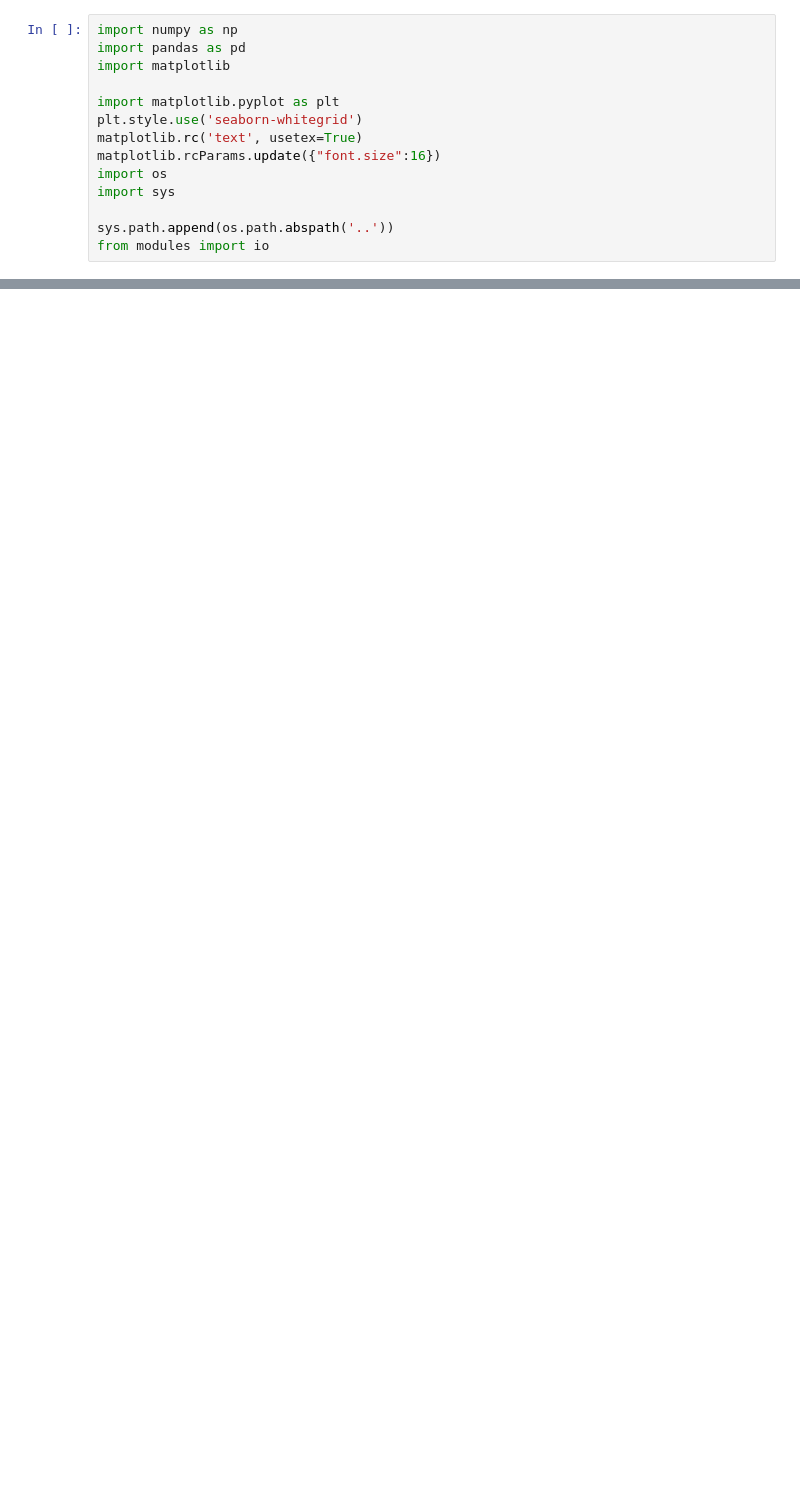
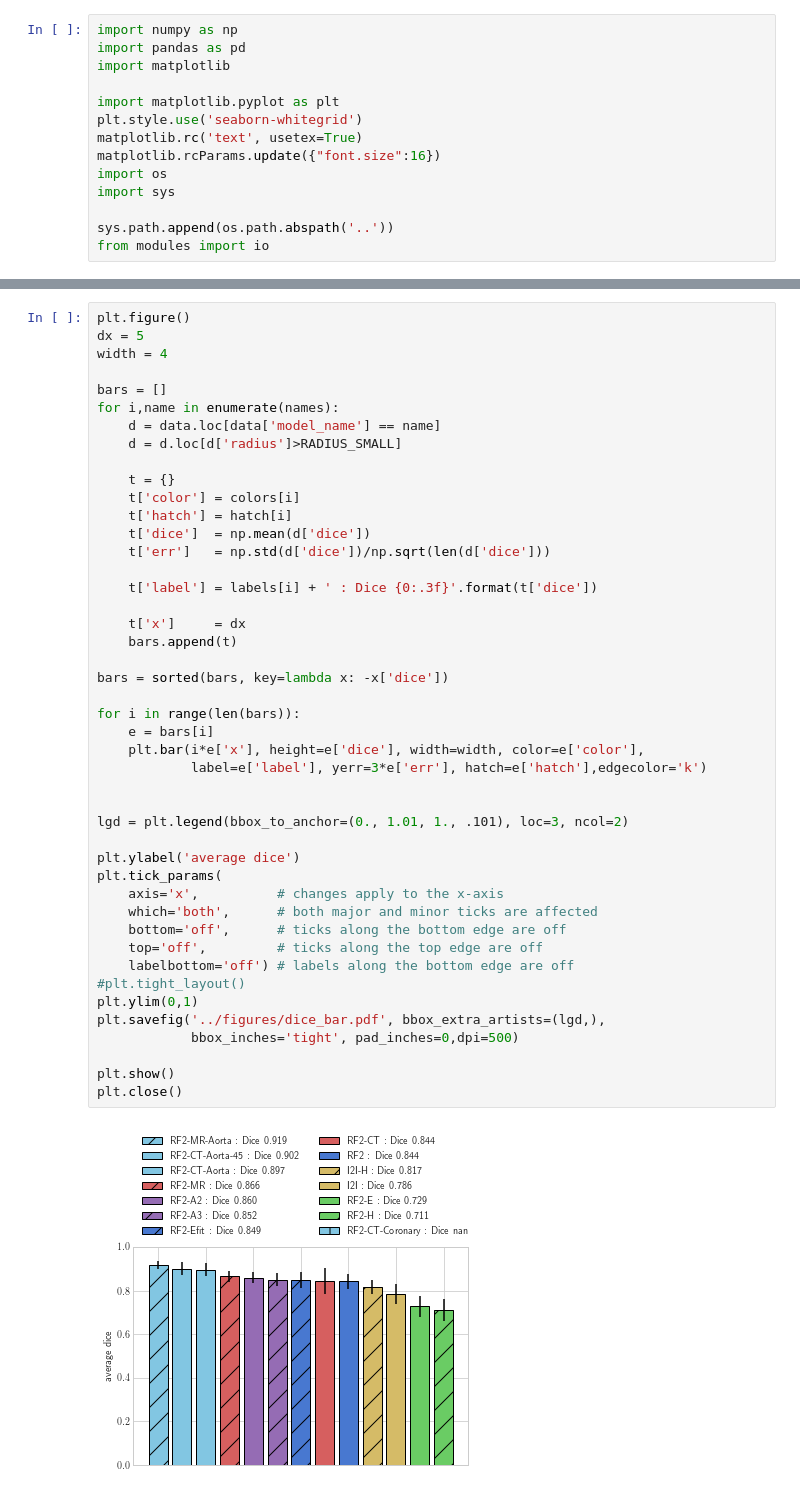
Before and after one commit to noahfields1/seg_regression, a Jupyter notebook: notebooks/plot.ipynb, the cells around one changed output, grey strips where cells are left out. Drawn from its saved outputs; the diff is of its cells as text; blank space fills up the shorter version.

```diff
--- a/notebooks/plot.ipynb
+++ b/notebooks/plot.ipynb
@@ -135,0 +147,47 @@ plt.close()
+# %%
+plt.figure()
+dx = 5
+width = 4
+
+bars = []
+for i,name in enumerate(names):
+    d = data.loc[data['model_name'] == name]
+    d = d.loc[d['radius']>RADIUS_SMALL]
+
+    t = {}
+    t['color'] = colors[i]
+    t['hatch'] = hatch[i]
+    t['dice']  = np.mean(d['dice'])
+    t['err']   = np.std(d['dice'])/np.sqrt(len(d['dice']))
+
+    t['label'] = labels[i] + ' : Dice {0:.3f}'.format(t['dice'])
+
+    t['x']     = dx
+    bars.append(t)
+
+bars = sorted(bars, key=lambda x: -x['dice'])
+
+for i in range(len(bars)):
+    e = bars[i]
+    plt.bar(i*e['x'], height=e['dice'], width=width, color=e['color'],
+            label=e['label'], yerr=3*e['err'], hatch=e['hatch'],edgecolor='k')
+
+
+lgd = plt.legend(bbox_to_anchor=(0., 1.01, 1., .101), loc=3, ncol=2)
+
+plt.ylabel('average dice')
+plt.tick_params(
+    axis='x',          # changes apply to the x-axis
+    which='both',      # both major and minor ticks are affected
+    bottom='off',      # ticks along the bottom edge are off
+    top='off',         # ticks along the top edge are off
+    labelbottom='off') # labels along the bottom edge are off
+#plt.tight_layout()
+plt.ylim(0,1)
+plt.savefig('../figures/dice_bar.pdf', bbox_extra_artists=(lgd,),
+            bbox_inches='tight', pad_inches=0,dpi=500)
+
+plt.show()
+plt.close()
+# %% [output]
+[figure, added]
```
Also changed, not shown: parts of 7 cells of this notebook, 12 other files.
